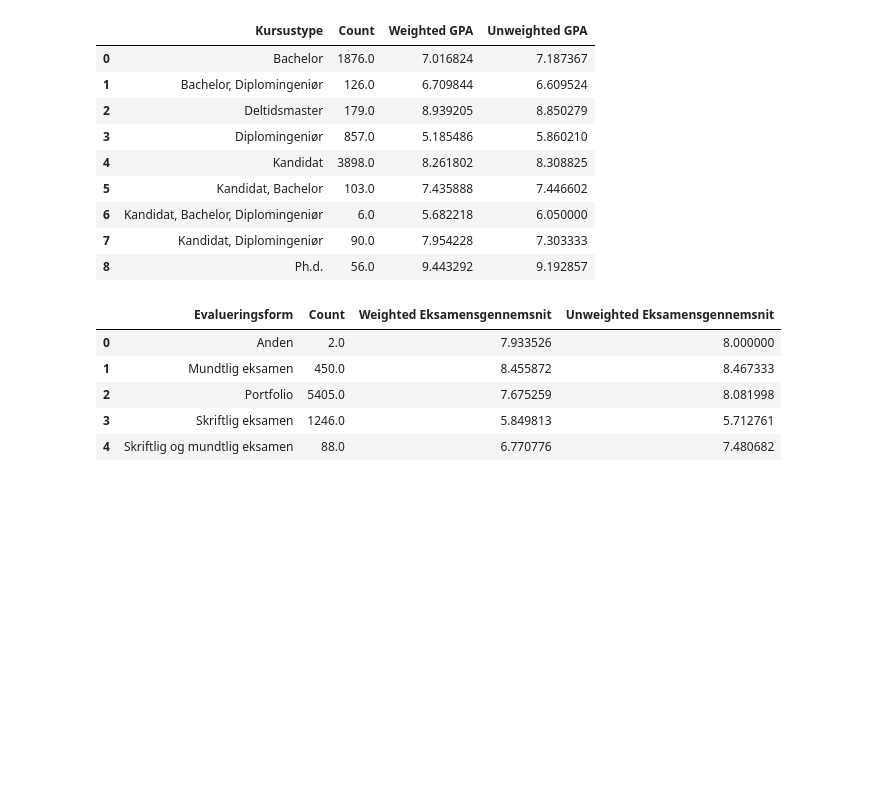
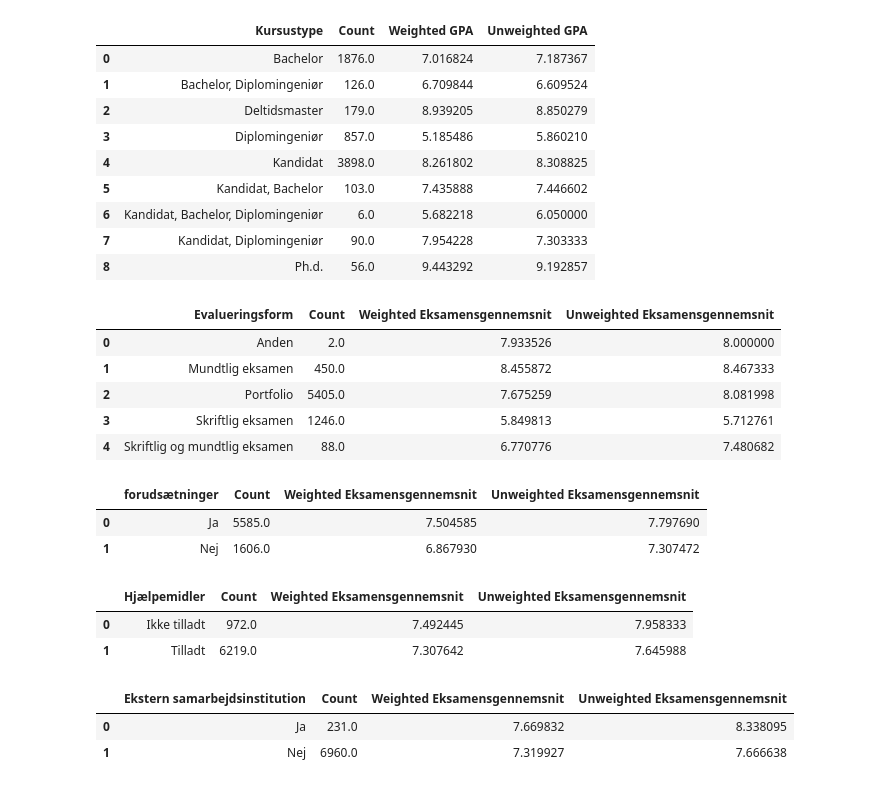
Before and after one commit to fmb622/isds2024exam, a Jupyter notebook: plots.ipynb, the cells around one changed output. Cells and saved outputs as stored; diff of their text form; code cells hidden in the pictures; blank space fills up the shorter version.

```diff
--- a/plots.ipynb
+++ b/plots.ipynb
@@ -113,3 +113,81 @@ summary_df
 | 2 | Portfolio | 5405.0 | 7.675259 | 8.081998 |
 | 3 | Skriftlig eksamen | 1246.0 | 5.849813 | 5.712761 |
 | 4 | Skriftlig og mundtlig eksamen | 88.0 | 6.770776 | 7.480682 |
+# %%
+clean_merged_df = pd.read_csv('./cleaned_merged_course_data.csv')
+
+# Ensure the necessary columns are numeric
+clean_merged_df['Fremmødte'] = pd.to_numeric(clean_merged_df['Fremmødte'], errors='coerce')
+clean_merged_df['Eksamensgennemsnit'] = clean_merged_df['Eksamensgennemsnit'].astype(str).str.replace(',', '.')
+clean_merged_df['Eksamensgennemsnit'] = pd.to_numeric(clean_merged_df['Eksamensgennemsnit'], errors='coerce')
+
+# Drop rows with NaN values in the necessary columns
+cleaned_df = clean_merged_df.dropna(subset=['Fremmødte', 'Eksamensgennemsnit', 'forudsætninger'])
+
+# Calculate weighted and unweighted averages, and count for each Hjælpemidler
+summary_df = cleaned_df.groupby('forudsætninger').apply(
+    lambda x: pd.Series({
+        'Count': x.shape[0],  # Count of occurrences
+        'Weighted Eksamensgennemsnit': (x['Eksamensgennemsnit'] * x['Fremmødte']).sum() / x['Fremmødte'].sum(),
+        'Unweighted Eksamensgennemsnit': x['Eksamensgennemsnit'].mean()
+    })
+).reset_index()
+
+# Display the summary table
+summary_df
+# %% [output]
+|  | forudsætninger | Count | Weighted Eksamensgennemsnit | Unweighted Eksamensgennemsnit |
+| 0 | Ja | 5585.0 | 7.504585 | 7.797690 |
+| 1 | Nej | 1606.0 | 6.867930 | 7.307472 |
+# %%
+clean_merged_df = pd.read_csv('./cleaned_merged_course_data.csv')
+
+# Ensure the necessary columns are numeric
+clean_merged_df['Fremmødte'] = pd.to_numeric(clean_merged_df['Fremmødte'], errors='coerce')
+clean_merged_df['Eksamensgennemsnit'] = clean_merged_df['Eksamensgennemsnit'].astype(str).str.replace(',', '.')
+clean_merged_df['Eksamensgennemsnit'] = pd.to_numeric(clean_merged_df['Eksamensgennemsnit'], errors='coerce')
+
+# Drop rows with NaN values in the necessary columns
+cleaned_df = clean_merged_df.dropna(subset=['Fremmødte', 'Eksamensgennemsnit', 'Hjælpemidler'])
+
+# Calculate weighted and unweighted averages, and count for each Hjælpemidler
+summary_df = cleaned_df.groupby('Hjælpemidler').apply(
+    lambda x: pd.Series({
+        'Count': x.shape[0],  # Count of occurrences
+        'Weighted Eksamensgennemsnit': (x['Eksamensgennemsnit'] * x['Fremmødte']).sum() / x['Fremmødte'].sum(),
+        'Unweighted Eksamensgennemsnit': x['Eksamensgennemsnit'].mean()
+    })
+).reset_index()
+
+# Display the summary table
+summary_df
+# %% [output]
+|  | Hjælpemidler | Count | Weighted Eksamensgennemsnit | Unweighted Eksamensgennemsnit |
+| 0 | Ikke tilladt | 972.0 | 7.492445 | 7.958333 |
+| 1 | Tilladt | 6219.0 | 7.307642 | 7.645988 |
+# %%
+clean_merged_df = pd.read_csv('./cleaned_merged_course_data.csv')
+
+# Ensure the necessary columns are numeric
+clean_merged_df['Fremmødte'] = pd.to_numeric(clean_merged_df['Fremmødte'], errors='coerce')
+clean_merged_df['Eksamensgennemsnit'] = clean_merged_df['Eksamensgennemsnit'].astype(str).str.replace(',', '.')
+clean_merged_df['Eksamensgennemsnit'] = pd.to_numeric(clean_merged_df['Eksamensgennemsnit'], errors='coerce')
+
+# Drop rows with NaN values in the necessary columns
+cleaned_df = clean_merged_df.dropna(subset=['Fremmødte', 'Eksamensgennemsnit', 'Ekstern samarbejdsinstitution'])
+
+# Calculate weighted and unweighted averages, and count for each Hjælpemidler
+summary_df = cleaned_df.groupby('Ekstern samarbejdsinstitution').apply(
+    lambda x: pd.Series({
+        'Count': x.shape[0],  # Count of occurrences
+        'Weighted Eksamensgennemsnit': (x['Eksamensgennemsnit'] * x['Fremmødte']).sum() / x['Fremmødte'].sum(),
+        'Unweighted Eksamensgennemsnit': x['Eksamensgennemsnit'].mean()
+    })
+).reset_index()
+
+# Display the summary table
+summary_df
+# %% [output]
+|  | Ekstern samarbejdsinstitution | Count | Weighted Eksamensgennemsnit | Unweighted Eksamensgennemsnit |
+| 0 | Ja | 231.0 | 7.669832 | 8.338095 |
+| 1 | Nej | 6960.0 | 7.319927 | 7.666638 |
```
Also changed, not shown: 4 other files.
